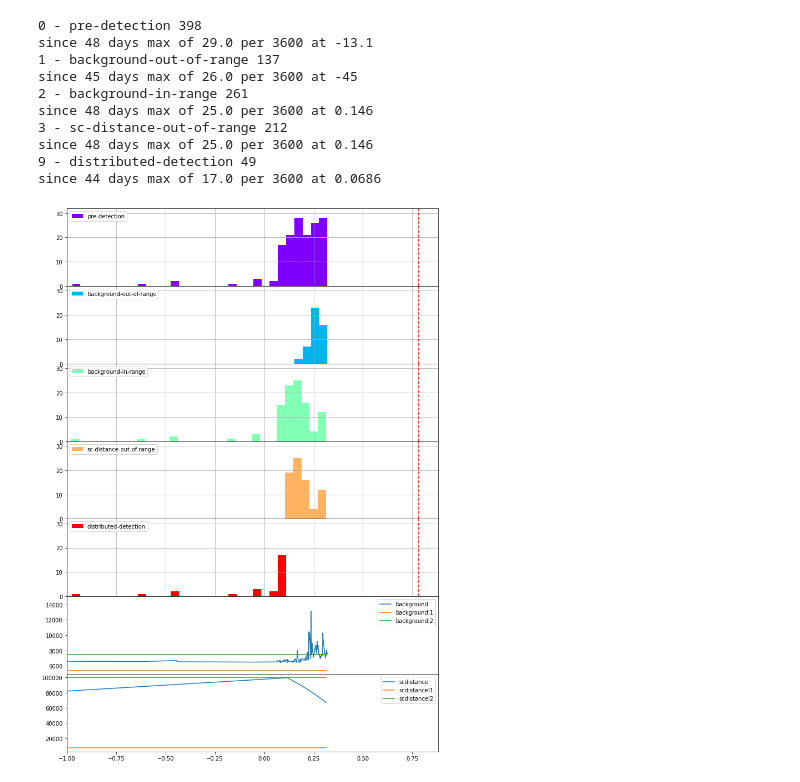
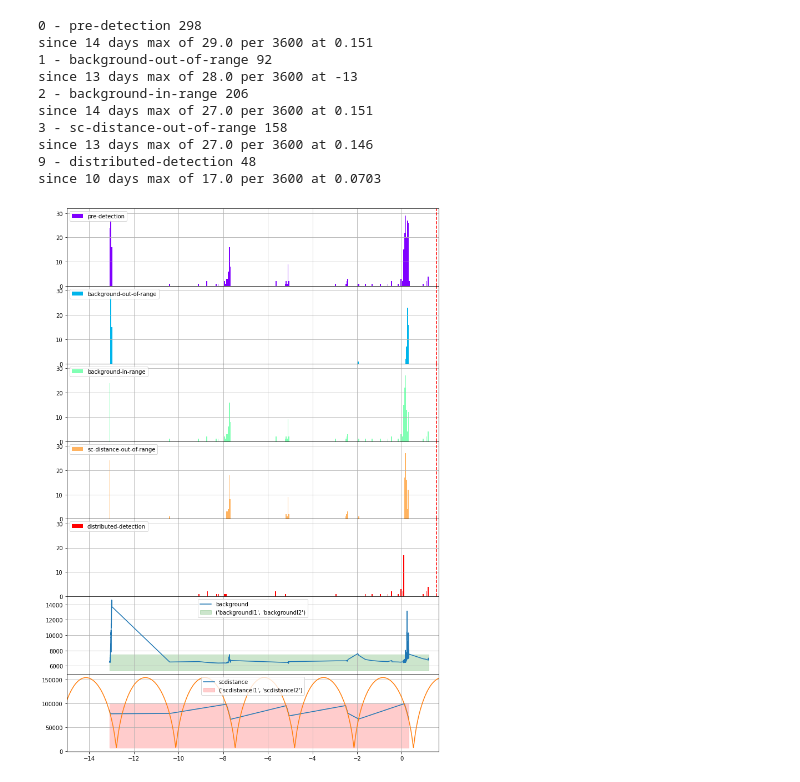
Before and after one commit to integral-observatory/spi-acs-triggers-2021-02-22, a Jupyter notebook: acs-backgroud-triggers.ipynb, the cells around one changed output. Cells and saved outputs as stored; diff of their text form; code cells hidden in the pictures.

Commit message:
plot more orbit

```diff
--- a/acs-backgroud-triggers.ipynb
+++ b/acs-backgroud-triggers.ipynb
@@ -6,13 +11,10 @@ import matplotlib.pylab as plt
 
 %matplotlib inline
 # %%
-import re
-
-
 log_lines = []
 
 for l in open("/home/savchenk/work/integral/ibas/ibas-cgi-bin/offline/var/log/ibas_acsmonitor_log.txt"):
-    if re.match(".*? +20-.*?", l):
+    if re.match(".*? +2021-02-.*?", l):
         log_lines.append(l)
 
 
@@ -84,6 +153,4 @@ t0_s = time.mktime(t0)
 # %%
-t1 = time.strptime("2019-01-21T00:00:00", "%Y-%m-%dT%H:%M:%S")
-t1_s = time.mktime(t1)
 
 from matplotlib.pyplot import cm
 cm.rainbow
@@ -130,54 +197,78 @@ for i_kind, (event_kind, ax, color) in enumerate(zip(all_kinds, axes, colors)):
     #print(np.array([e['background'] for e in _events if 'background' in e]))
 
 
 def plot_c(ax, c, **kwargs):
     t = np.array([e['time_s'] for e in events  if c in e])
-    ax.plot(
-        (t-t0_s)/24./3600,
-        np.array([float(e[c]) for e in events if c in e]),
-        label=c,
-        **kwargs
-    )
+
+    getv = lambda n,N=None: np.array([float(e[n]) for e in events if (N or n) in e])
+
+
+    if isinstance(c, tuple):
+        t = np.array([e['time_s'] for e in events  if c[0] in e])
+
+        ax.fill_between(
+            (t-t0_s)/24./3600,
+            getv(c[0]),
+            getv(c[1]),
+            label=str(c),
+            alpha=0.2,
+            **kwargs
+        )
+    else:
+        ax.plot(
+            (t-t0_s)/24./3600,
+            getv(c),
+            label=c,
+            **kwargs
+        )
     ax.legend()
 
 plot_c(axes[-2], 'background')
-plot_c(axes[-2], 'backgroundl1')
-plot_c(axes[-2], 'backgroundl2')
+plot_c(axes[-2], ('backgroundl1', 'backgroundl2'), color="green")
+axes[-2].grid()
 
 plot_c(axes[-1], 'scdistance')
-plot_c(axes[-1], 'scdistancel1')
-plot_c(axes[-1], 'scdistancel2')
+axes[-1].plot(
+    np.concatenate(
+        [orbit['TIME'] for orbit in orbits]
+    ) - t0_ijd,
+    np.concatenate(
+        [orbit['RDIST'] for orbit in orbits]
+    )
+)
+plot_c(axes[-1], ('scdistancel1', 'scdistancel2'), color="red")
+axes[-1].grid()
 
 
 plt.subplots_adjust(hspace=0)
 
 for ax in axes[:-2]:
     ax.set_ylim([0, ymax*1.1])
 
 #plt.xlabel(f"days before {time.strftime('%Y-%d-%m %H:%M:%S', t0)}")
 
 plt.xlim([-100,
           (time.time() -t0_s)/24./3600. + 0.1])
 
 plt.savefig("incident-long-history.png")
 
 plt.xlim([-15,
           (time.time() -t0_s)/24./3600. + 0.1])
 plt.savefig("incident-past-history.png")
 
-plt.xlim([-1,
-          (time.time() -t0_s)/24./3600. + 0.1])
+#plt.xlim([-1,
+#          (time.time() -t0_s)/24./3600. + 0.1])
 
-plt.savefig("incident-log.png")
+#plt.savefig("incident-log.png")
 # %% [output]
-0 - pre-detection 398
-since 48 days max of 29.0 per 3600 at -13.1
-1 - background-out-of-range 137
-since 45 days max of 26.0 per 3600 at -45
-2 - background-in-range 261
-since 48 days max of 25.0 per 3600 at 0.146
-3 - sc-distance-out-of-range 212
-since 48 days max of 25.0 per 3600 at 0.146
-9 - distributed-detection 49
-since 44 days max of 17.0 per 3600 at 0.0686
+0 - pre-detection 298
+since 14 days max of 29.0 per 3600 at 0.151
+1 - background-out-of-range 92
+since 13 days max of 28.0 per 3600 at -13
+2 - background-in-range 206
+since 14 days max of 27.0 per 3600 at 0.151
+3 - sc-distance-out-of-range 158
+since 13 days max of 27.0 per 3600 at 0.146
+9 - distributed-detection 48
+since 10 days max of 17.0 per 3600 at 0.0703
-[figure, old version]
+[figure, new version]
```
Also changed, not shown: parts of 9 cells of this notebook, 3 other files.
